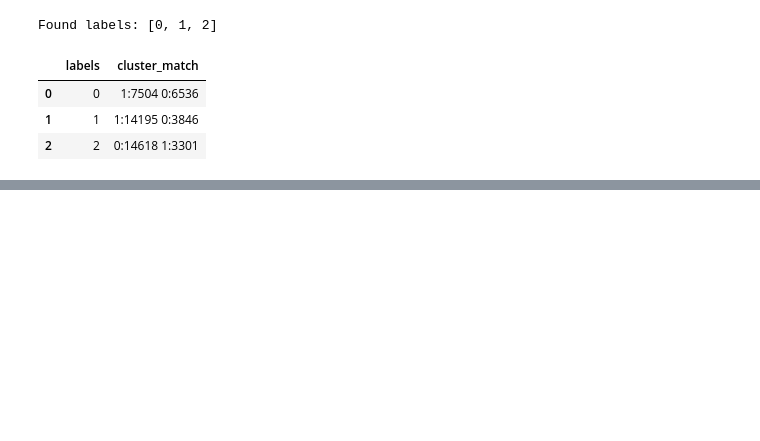
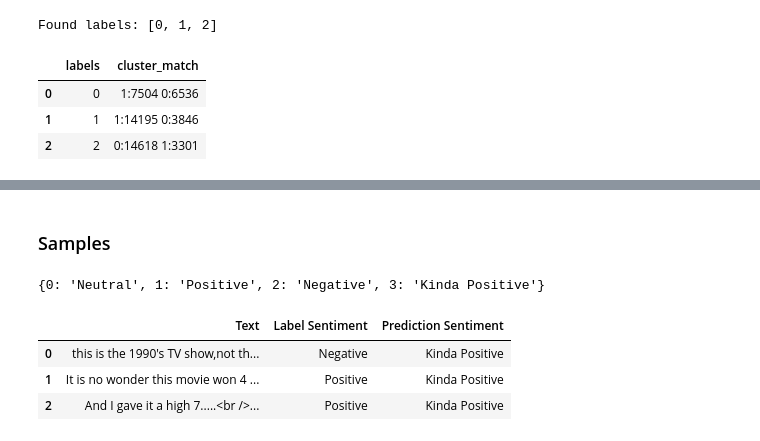
Before and after one commit to gmihaila/gtc2020_instructor_training, a Jupyter notebook: sentiment_clustering.ipynb, the cells around one changed output, grey strips where cells are left out. Saved outputs shown, nothing was run; the diff lists cells and outputs as text; code cells hidden in the pictures; blank space fills up the shorter version.

```diff
--- a/sentiment_clustering.ipynb
+++ b/sentiment_clustering.ipynb
@@ -416,0 +485,17 @@ true 0
+# %% [markdown]
+### Samples
+# %%
+print(kmeans_id_sentiment)
+show_samples(target_predicitons_class=3,
+              texts=movies_reviews,
+             trues=sentiments_reviews,
+             trues_id_sentiment=ID_SENTIMENT,
+              predicitons=kmeans_labels,
+             predictions_id_sentiment=kmeans_id_sentiment,
+              n_samples=3)
+# %% [output]
+{0: 'Neutral', 1: 'Positive', 2: 'Negative', 3: 'Kinda Positive'}
+|  | Text | Label Sentiment | Prediction Sentiment |
+| 0 | this is the 1990's TV show,not th... | Negative | Kinda Positive |
+| 1 | It is no wonder this movie won 4 ... | Positive | Kinda Positive |
+| 2 | And I gave it a high 7.....<br />... | Positive | Kinda Positive |
```
Also changed, not shown: parts of 20 cells of this notebook.
